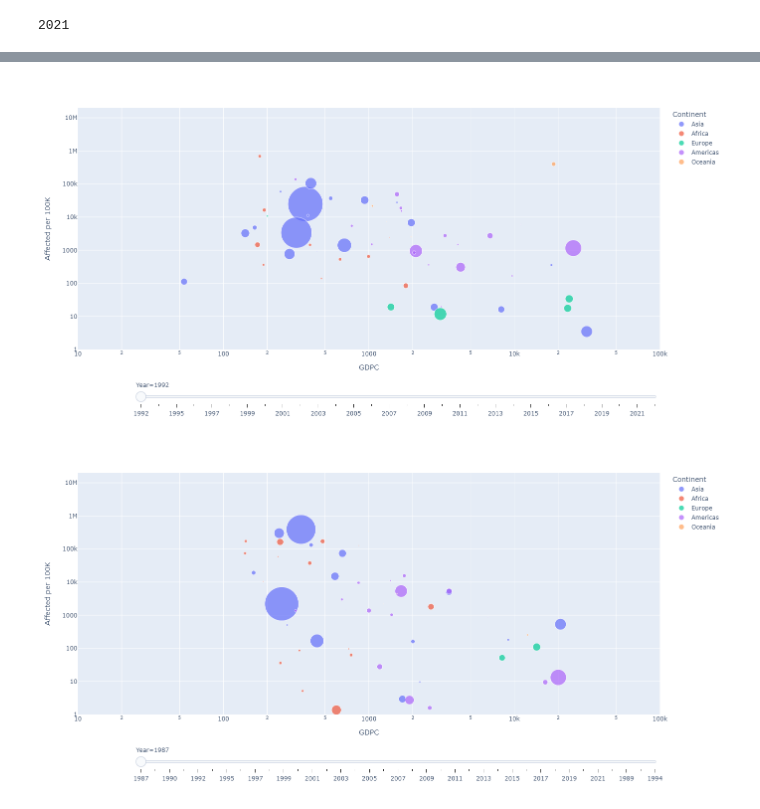
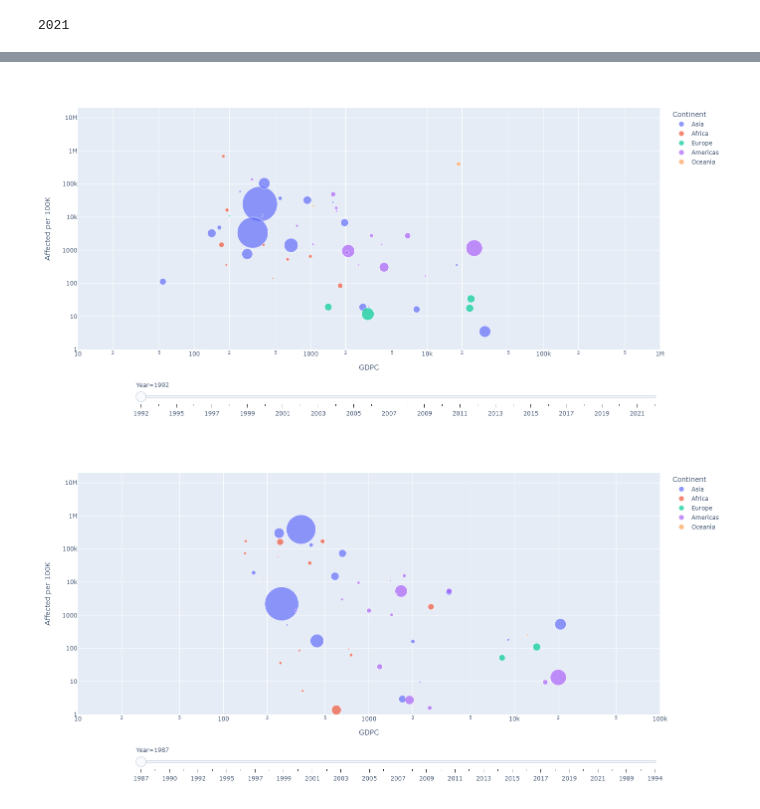
Before and after one commit to vaggkall/Natural_Disasters_Visualisations, a Jupyter notebook: Natural_Disasters_GDP.ipynb, the cells around one changed output, grey strips where cells are left out. Drawn from its saved outputs; the diff is of its cells as text; code cells hidden in the pictures.

```diff
--- a/Natural_Disasters_GDP.ipynb
+++ b/Natural_Disasters_GDP.ipynb
@@ -605,7 +441,7 @@ plt.show()
 # %% [output]
 [figure]
 # %%
-ND_GDPC_1992 = ND_GDPC[ND_GDPC['Year'] >= 1992]
+ND_GDPC_1910 = ND_GDPC[ND_GDPC['Year'] >= 2010]
 # %%
 ND_GDPC_1985 = ND_GDPC[ND_GDPC['Year'] >= 1985]
 # %%
@@ -637,16 +473,16 @@ ND_GDPC_2010['Affected per 100K'].max()
 # %%
 import plotly.express as px
 
 df = px.data.gapminder()
 fig = px.scatter(ND_GDPC_1992, x="GDPC", y="Affected per 100K", animation_frame="Year", animation_group="Country",
            size="population", color="Continent", hover_name="Country",
-           log_x=True, log_y=True, size_max=55, range_x=[10,100000], range_y=[1,20000000])
+           log_x=True, log_y=True, size_max=55, range_x=[10,1000000], range_y=[1,20000000])
 
 fig["layout"].pop("updatemenus") # optional, drop animation buttons
 fig.update_layout(width=900, height=700)
 fig.show()
 # %% [output]
-[figure, old version]
+[figure, new version]
 # %%
 df = px.data.gapminder()
 fig = px.scatter(ND_GDPC_1985, x="GDPC", y="Affected per 100K", animation_frame="Year", animation_group="Country",
```
Also changed, not shown: parts of 34 cells of this notebook, 1 other file.
